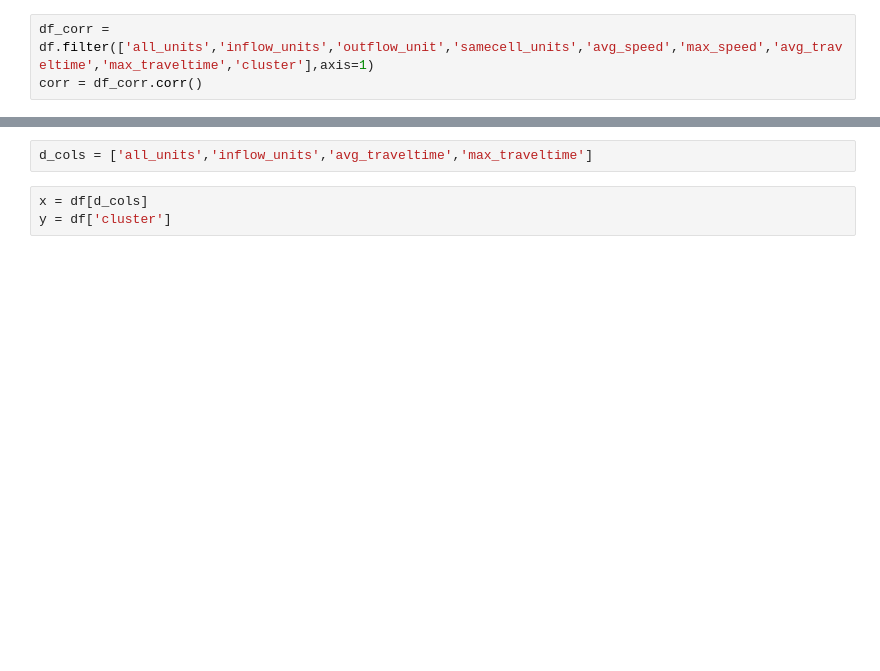
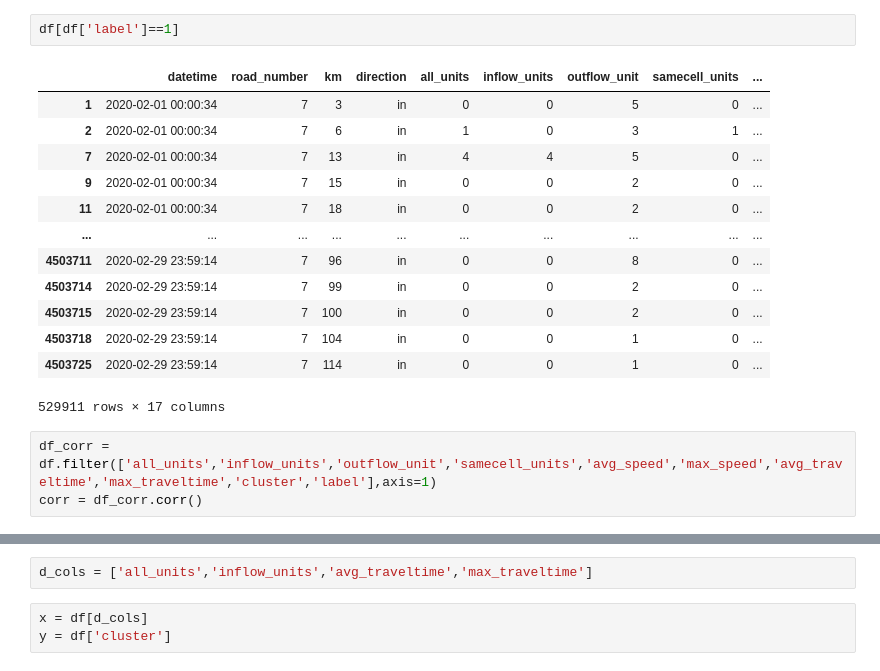
Before and after one commit to Traffic-anomaly-detection/traffic-anomaly-detection, a Jupyter notebook: Models/k-means-model.ipynb, the cells around one changed output, grey strips where cells are left out. Saved outputs shown, nothing was run; the diff lists cells and outputs as text; blank space fills up the shorter version.

```diff
--- a/Models/k-means-model.ipynb
+++ b/Models/k-means-model.ipynb
@@ -37,5 +39,21 @@ df
+# %%
+df[df['label']==1]
+# %% [output]
+|  | datetime | road_number | km | direction | all_units | inflow_units | outflow_unit | samecell_units | ... |
+| 1 | 2020-02-01 00:00:34 | 7 | 3 | in | 0 | 0 | 5 | 0 | ... |
+| 2 | 2020-02-01 00:00:34 | 7 | 6 | in | 1 | 0 | 3 | 1 | ... |
+| 7 | 2020-02-01 00:00:34 | 7 | 13 | in | 4 | 4 | 5 | 0 | ... |
+| 9 | 2020-02-01 00:00:34 | 7 | 15 | in | 0 | 0 | 2 | 0 | ... |
+| 11 | 2020-02-01 00:00:34 | 7 | 18 | in | 0 | 0 | 2 | 0 | ... |
+| ... | ... | ... | ... | ... | ... | ... | ... | ... | ... |
+| 4503711 | 2020-02-29 23:59:14 | 7 | 96 | in | 0 | 0 | 8 | 0 | ... |
+| 4503714 | 2020-02-29 23:59:14 | 7 | 99 | in | 0 | 0 | 2 | 0 | ... |
+| 4503715 | 2020-02-29 23:59:14 | 7 | 100 | in | 0 | 0 | 2 | 0 | ... |
+| 4503718 | 2020-02-29 23:59:14 | 7 | 104 | in | 0 | 0 | 1 | 0 | ... |
+| 4503725 | 2020-02-29 23:59:14 | 7 | 114 | in | 0 | 0 | 1 | 0 | ... |
+529911 rows × 17 columns
 # %%
-df_corr = df.filter(['all_units','inflow_units','outflow_unit','samecell_units','avg_speed','max_speed','avg_traveltime','max_traveltime','cluster'],axis=1)
+df_corr = df.filter(['all_units','inflow_units','outflow_unit','samecell_units','avg_speed','max_speed','avg_traveltime','max_traveltime','cluster','label'],axis=1)
 corr = df_corr.corr()
 # %%
 sns.heatmap(corr, vmin=0, vmax=1, annot=True)
```
Also changed, not shown: parts of 6 cells of this notebook, 2 other files.
